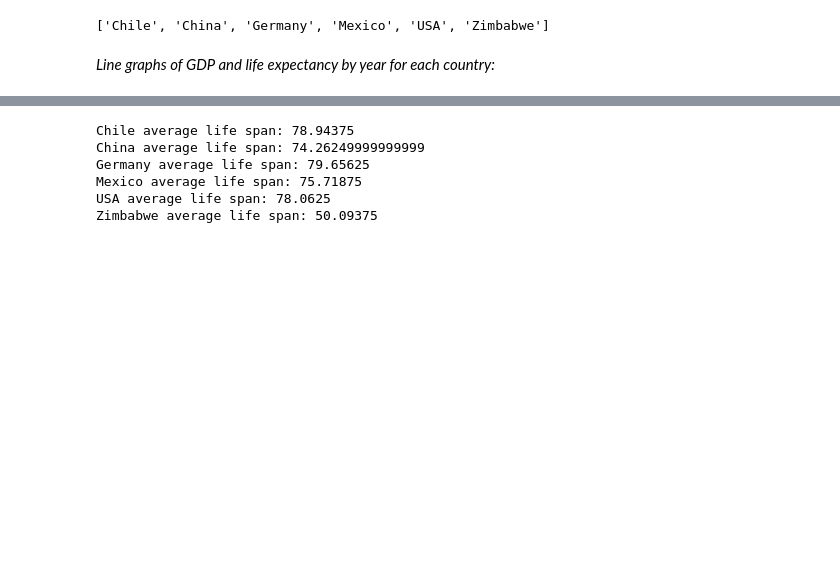
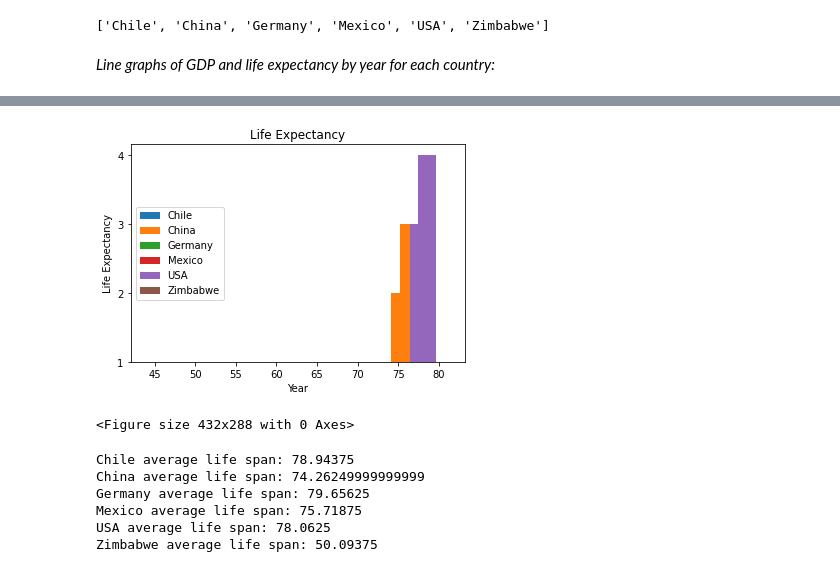
Before and after one commit to samrecile/dataSciencePracticeProjects, a Jupyter notebook: gdpProject/Life-Expectancy-and-GDP-Starter/life_expectancy_gdp.ipynb, the cells around one changed output, grey strips where cells are left out. Saved outputs shown, nothing was run; the diff lists cells and outputs as text; code cells hidden in the pictures; blank space fills up the shorter version.

```diff
--- a/gdpProject/Life-Expectancy-and-GDP-Starter/life_expectancy_gdp.ipynb
+++ b/gdpProject/Life-Expectancy-and-GDP-Starter/life_expectancy_gdp.ipynb
@@ -67,4 +75,21 @@ plt.clf()
 <Figure size 432x288 with 0 Axes>
+# %%
+ax = plt.subplot()
+for x in range(len(countries)):
+    life = data['Life expectancy at birth (years)'][data.Country == nations[x]]
+    gdp = data['GDPbins'][data.Country == nations[x]]
+    plt.bar(life, gdp)
+
+plt.title('Life Expectancy')
+plt.xlabel('Year')
+plt.ylabel('Life Expectancy')
+plt.legend(countries, loc = 6)
+plt.show()
+
+plt.clf()
+# %% [output]
+[figure, added]
+<Figure size 432x288 with 0 Axes>
 # %%
 # average life span of each country
 lifespans = []
```
Also changed, not shown: parts of 7 cells of this notebook.
